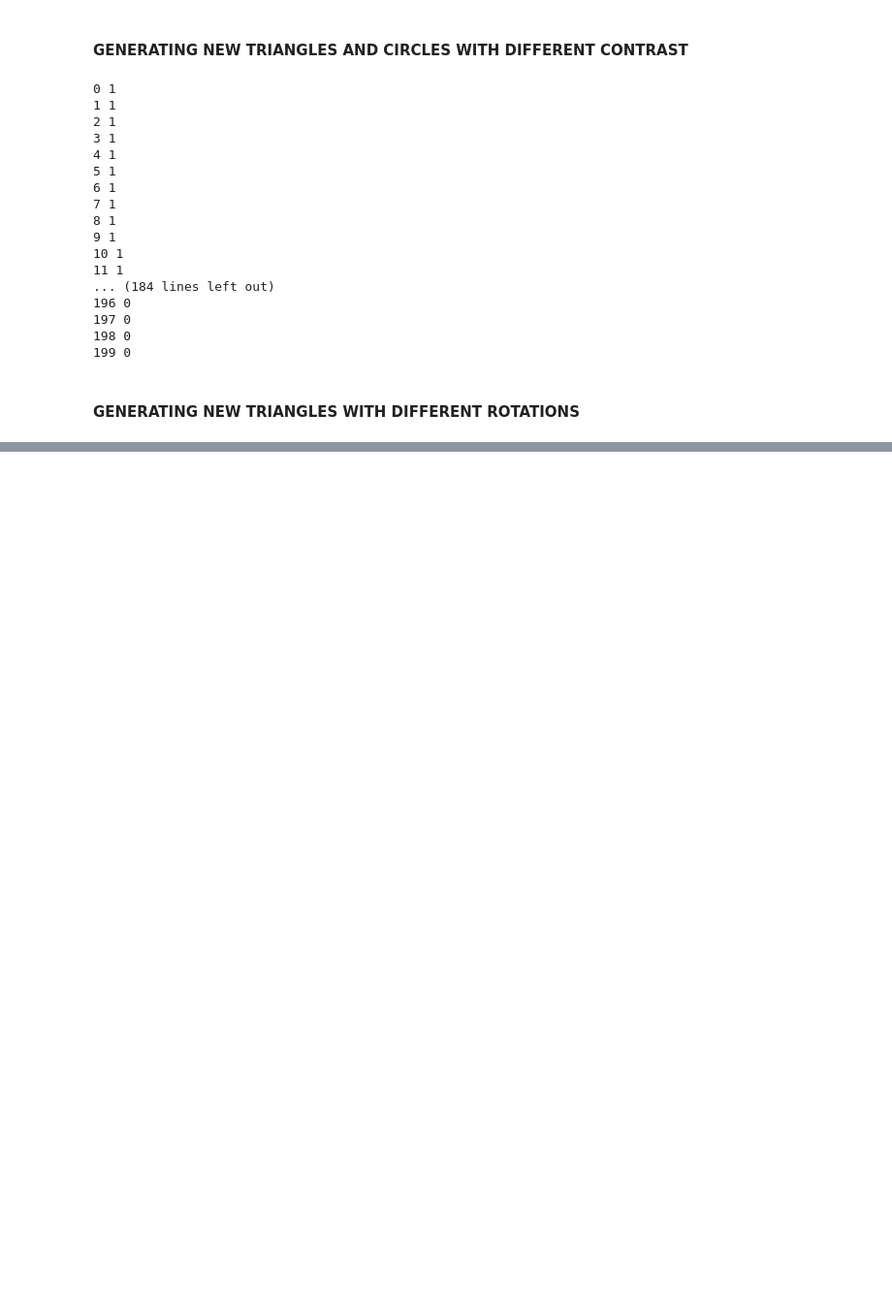
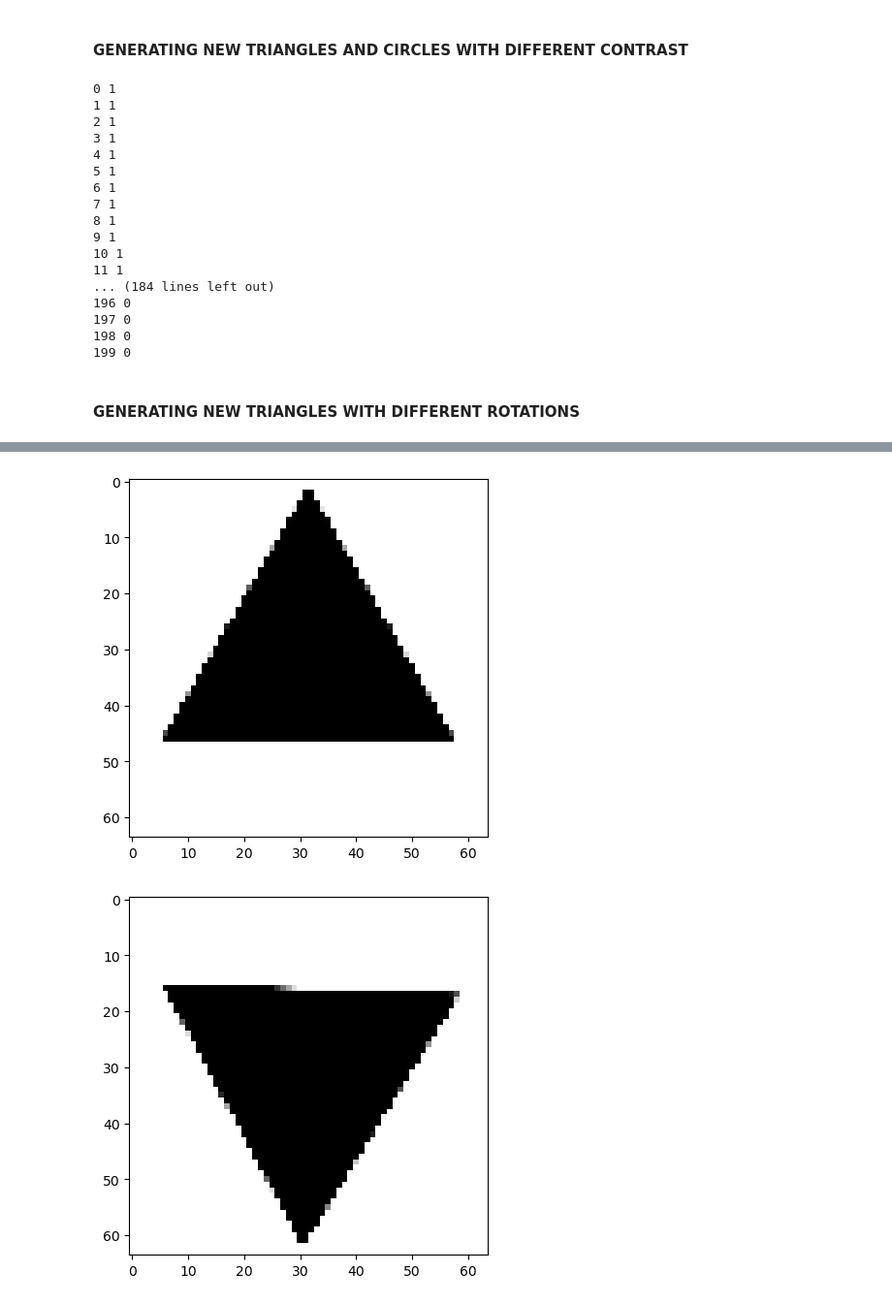
Before and after one commit to dianna-ai/dianna-exploration, a Jupyter notebook: example_data/dataset_preparation/geometric_shapes/generate_geometric_shapes.ipynb, the cells around one changed output, grey strips where cells are left out. Shown at 97% size. Cells and saved outputs as stored; diff of their text form; code cells hidden in the pictures; blank space fills up the shorter version.

```diff
--- a/example_data/dataset_preparation/geometric_shapes/generate_geometric_shapes.ipynb
+++ b/example_data/dataset_preparation/geometric_shapes/generate_geometric_shapes.ipynb
@@ -306,0 +336,15 @@ for x in hey['images']:
+# %%
+plt.figure()
+plt.imshow(rotations['images'][0], cmap='gray', vmin=0, vmax=255)
+plt.savefig('rotations/rotation_first.png', format='png')
+
+plt.figure()
+plt.imshow(rotations['images'][50], cmap='gray', vmin=0, vmax=255)
+plt.savefig('rotations/rotation_second.png', format='png')
+
+plt.figure()
+plt.imshow(rotations['images'][90], cmap='gray', vmin=0, vmax=255)
+plt.savefig('rotations/rotation_third.png', format='png')
+# %% [output]
+[figure, added]
+[figure, added]
```
Also changed, not shown: parts of 8 cells of this notebook, 17 other files.
